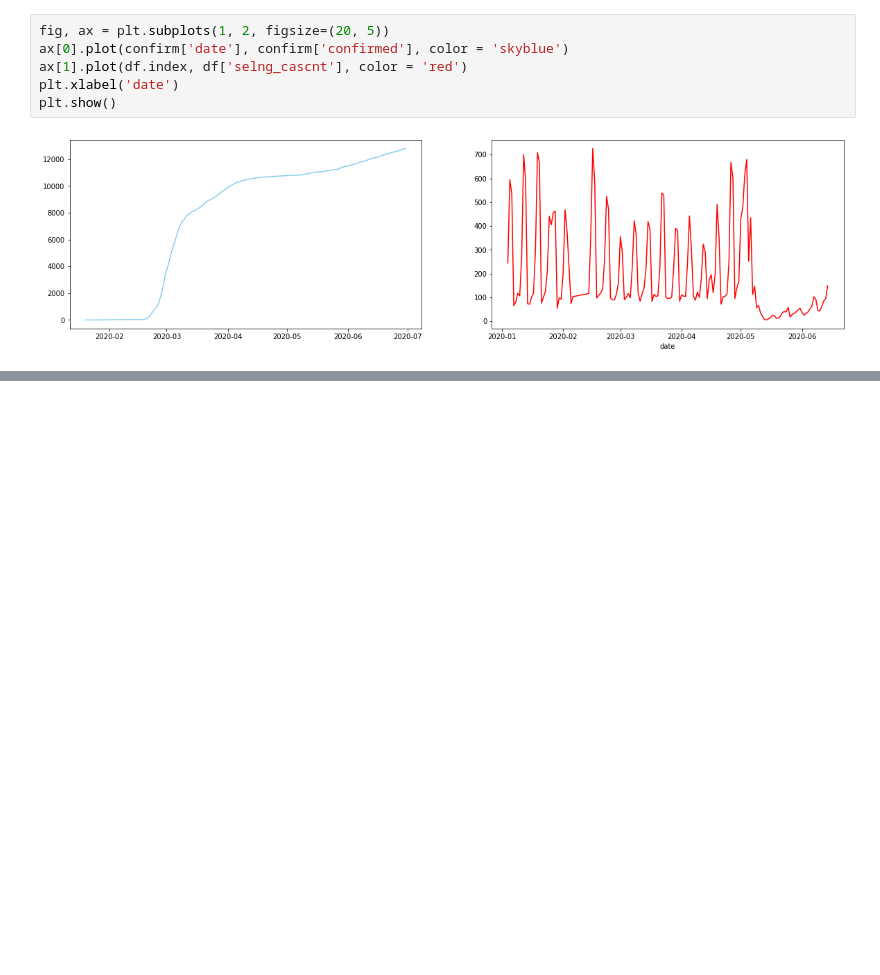
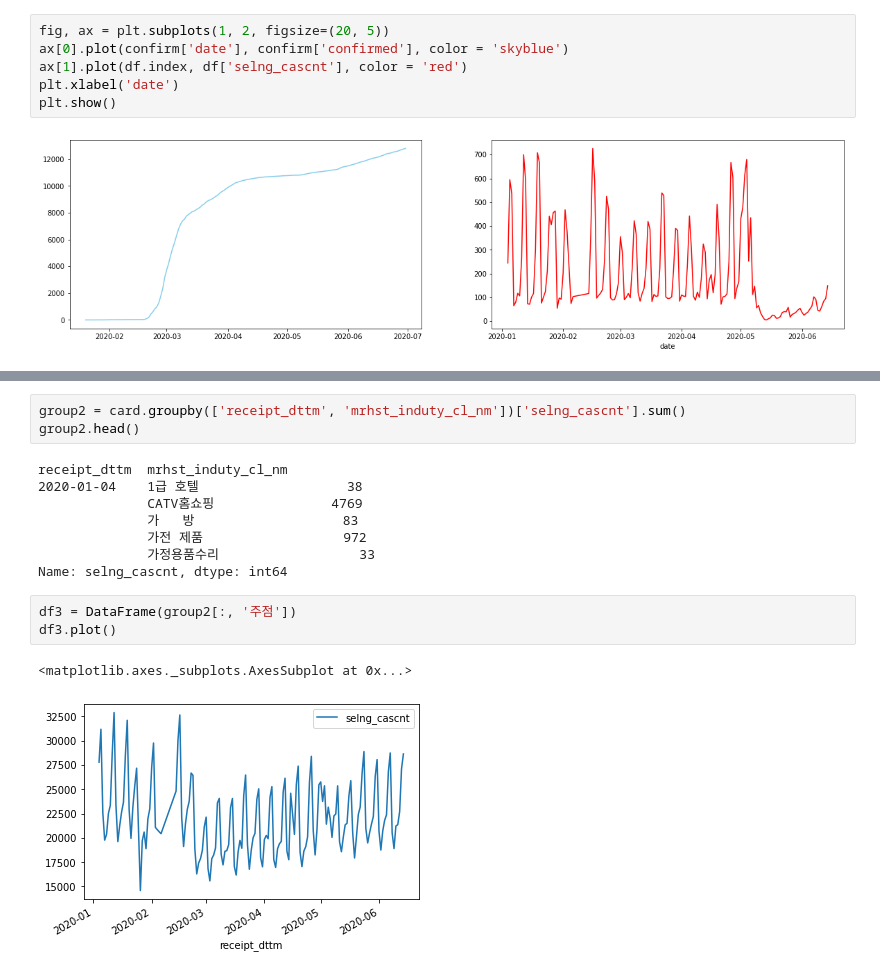
Before and after one commit to Pyeonseohee/Deeplearning, a Jupyter notebook: Datascience_Post_Covid19_1.ipynb, the cells around one changed output, grey strips where cells are left out. Drawn from its saved outputs; the diff is of its cells as text; blank space fills up the shorter version.

```diff
--- a/Datascience_Post_Covid19_1.ipynb
+++ b/Datascience_Post_Covid19_1.ipynb
@@ -243,0 +262,17 @@ plt.show()
+# %%
+group2 = card.groupby(['receipt_dttm', 'mrhst_induty_cl_nm'])['selng_cascnt'].sum()
+group2.head()
+# %% [output]
+receipt_dttm  mrhst_induty_cl_nm
+2020-01-04    1급 호텔                   38
+              CATV홈쇼핑               4769
+              가   방                   83
+              가전 제품                  972
+              가정용품수리                  33
+Name: selng_cascnt, dtype: int64
+# %%
+df3 = DataFrame(group2[:, '주점'])
+df3.plot()
+# %% [output]
+<matplotlib.axes._subplots.AxesSubplot at 0x...>
+[figure, added]
```
Also changed, not shown: parts of 9 cells of this notebook.
